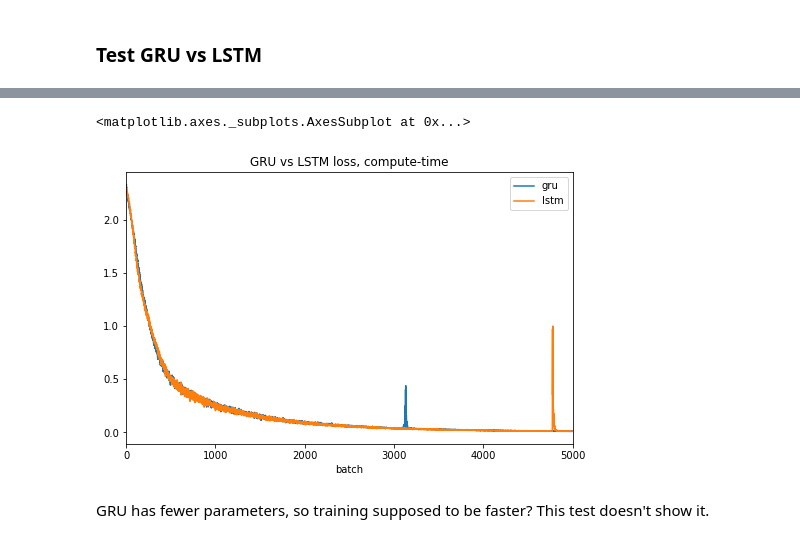
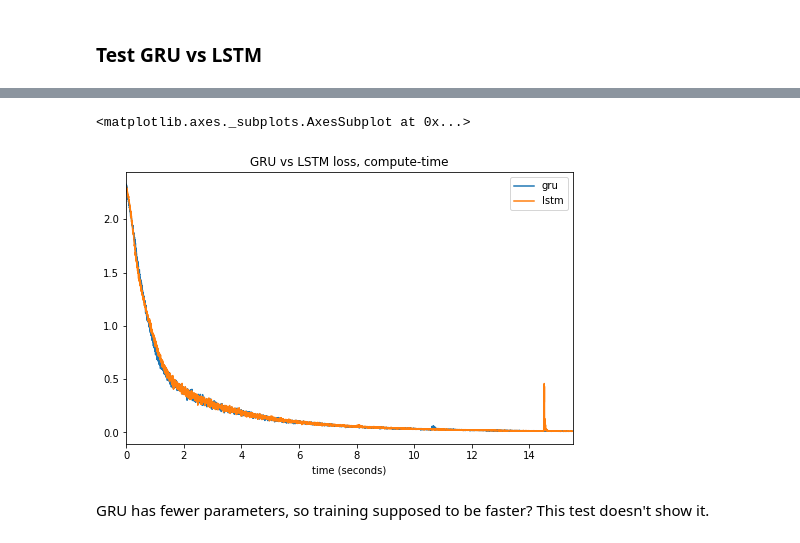
Before and after one commit to ematvey/tensorflow-seq2seq-tutorials, a Jupyter notebook: 3-seq2seq-native-new.ipynb, the cells around one changed output, grey strips where cells are left out. Saved outputs shown, nothing was run; the diff lists cells and outputs as text; code cells hidden in the pictures.

```diff
--- a/3-seq2seq-native-new.ipynb
+++ b/3-seq2seq-native-new.ipynb
@@ -181,7 +181,7 @@ tracks_batch.plot(figsize=(8, 5), title='GRU vs LSTM loss, batch-time')
 # %%
-tracks_batch.plot(figsize=(8, 5), title='GRU vs LSTM loss, compute-time')
+tracks_time.plot(figsize=(8, 5), title='GRU vs LSTM loss, compute-time')
 # %% [output]
 <matplotlib.axes._subplots.AxesSubplot at 0x...>
-[figure, old version]
+[figure, new version]
 # %% [markdown]
 GRU has fewer parameters, so training supposed to be faster? This test doesn't show it.
```
Also changed, not shown: parts of 3 cells of this notebook.
